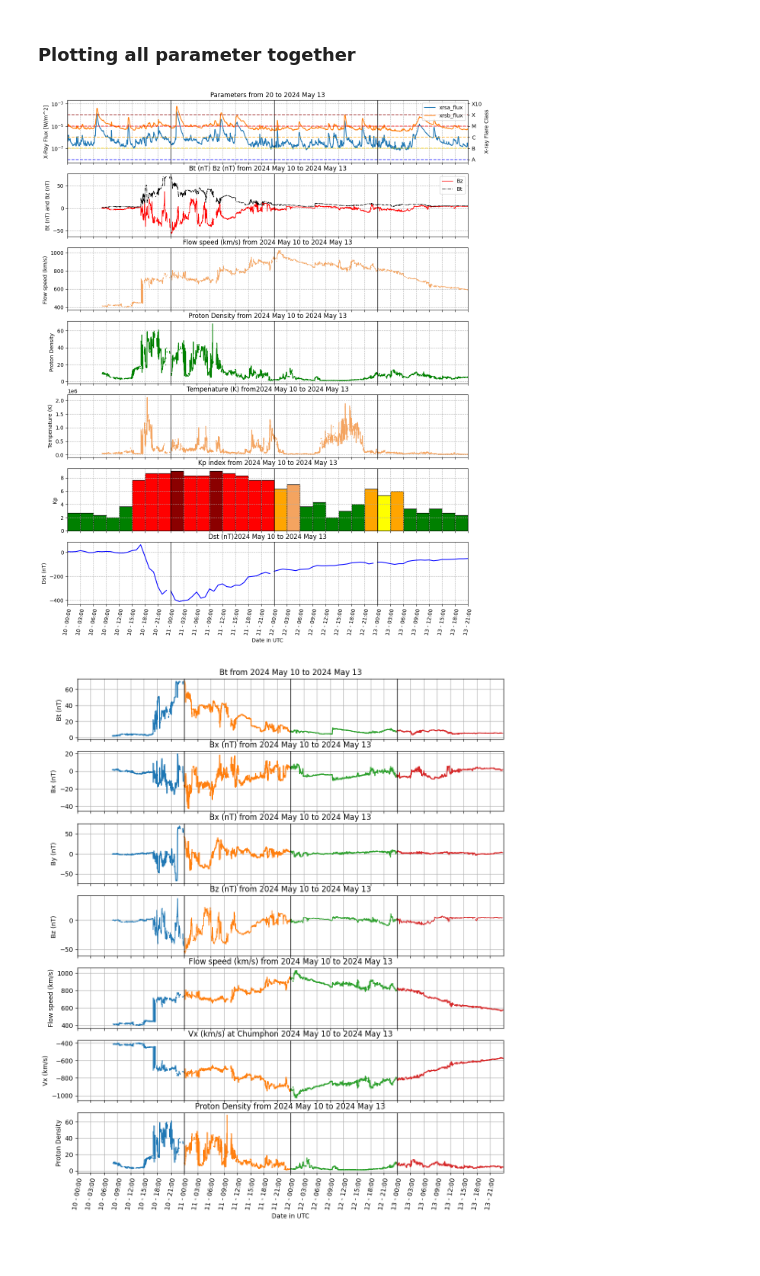
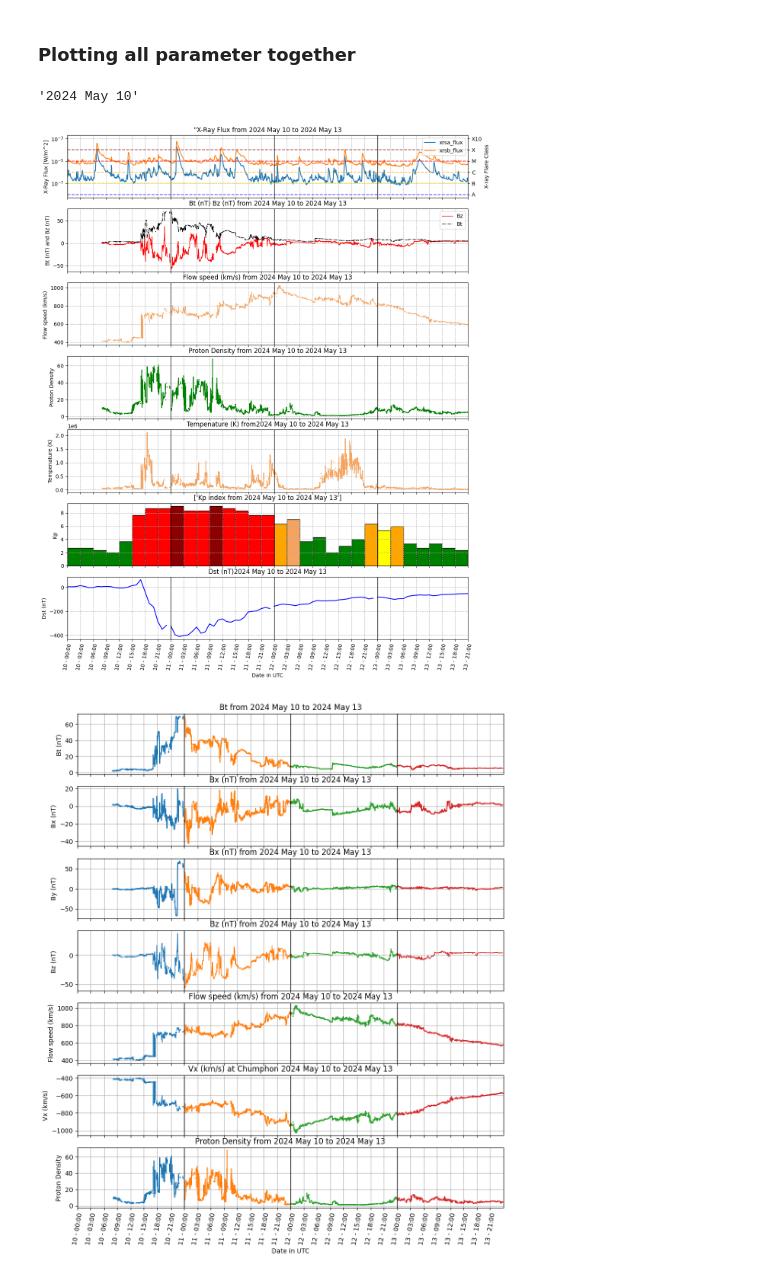
Before and after one commit to linmyint-lab/geodata, a Jupyter notebook: ReadingSpaceWeatherParameter.ipynb, the cells around one changed output. Cells and saved outputs as stored; diff of their text form; code cells hidden in the pictures.

```diff
--- a/ReadingSpaceWeatherParameter.ipynb
+++ b/ReadingSpaceWeatherParameter.ipynb
@@ -354,6 +354,10 @@ temp_index = pd.date_range(date_start,date_end,freq='3H')
 Kp_df = pd.DataFrame(index, index =temp_index, columns = ["Kp index"])
 # %% [markdown]
 ### Plotting all parameter together
+# %%
+date_d
+# %% [output]
+'2024 May 10'
 # %%
 # Group the dst_df (Dst) data by day
 dst_df_groups = dst_df.groupby(pd.Grouper(freq = 'D'))
@@ -379,7 +383,7 @@ for i in range(0,dur_days*1440,1440):
 axs[0].set_yscale("log")
 # ax1.set_xlabel("UT [day-hour]")
 axs[0].set_ylabel("X-Ray Flux [W/m^2]")
-axs[0].set_title('Parameters from ' + date_d[:2] + ' to ' + date_l)
+axs[0].set_title('X-Ray Flux from ' + date_d + ' to ' + date_l)
 axs[0].set_xlim(xrs_df.index.min(), xrs_df.index.max())
 axs[0].set_ylim(5e-9,2e-3)
 axs[0].grid(True, which="both", ls="--")
@@ -426,35 +430,35 @@ for idx, _ in dst_df_groups:
 
     # Plotting line chart for Flow speed on the second subplot (axs[2])
     axs[2].plot(group1.index, group1['Flow speed (km/s)'],linewidth=1, color='sandybrown')
     axs[2].axvline(group1.index[0], color='black', lw=1, alpha=1)
 
     axs[3].plot(group1.index, group1['Proton Density'],color='green')
     axs[3].axvline(group1.index[0], color='black', lw=1, alpha=1)
 
     axs[4].plot(group1.index, group1['Tempenature (K)'], color='sandybrown')
     axs[4].axvline(group1.index[0], color='black', lw=1, alpha=1)
 
     axs[6].plot(group2.index, group2['Dst (nT)'],color='blue')
     axs[6].axvline(group2.index[0], color='black', lw=1, alpha=1)
 
 # Setting labels, titles, and formatting and
-axs[5].set(ylabel='Kp ', title= 'Kp index from ' + date_d + ' to ' + date_l)
+axs[5].set(ylabel='Kp ', title= ['Kp index from ' + date_d + ' to ' + date_l])
 axs[5].set_yticks(np.arange(0, 9, 2))
 axs[1].set(ylabel='Bt (nT) and Bz (nT)', title= 'Bt (nT) Bz (nT) from ' + date_d + ' to ' + date_l)
 axs[2].set( ylabel='Flow speed (km/s) ', title= 'Flow speed (km/s) from ' + date_d + ' to ' + date_l)
 axs[3].set(ylabel='Proton Density', title= 'Proton Density from ' + date_d + ' to ' + date_l)
 axs[4].set(ylabel='Tempenature (K)', title= 'Tempenature (K) from' + date_d + ' to ' + date_l)
 axs[6].set(xlabel='Date in UTC', ylabel='Dst (nT)', title= 'Dst (nT)' + date_d + ' to ' + date_l)
 for i in range(len(axs)-1):
   axs[i+1].set_xlim(Kp_df.index.min(), Kp_df.index.max())
   axs[i+1].xaxis.set_major_locator(mticker.MultipleLocator(1/8))
   axs[i+1].grid(ls="--")
 
 axs[6].xaxis.set_major_formatter(mdates.DateFormatter('%d - %H:%M'))
 plt.setp(axs[6].get_xticklabels(), rotation=80)
 plt.show()
 # %% [output]
-[figure, old version]
+[figure, new version]
 # %%
 # @title Plotting all solar wind parameters
 
```
Also changed, not shown: parts of 1 cell of this notebook.
